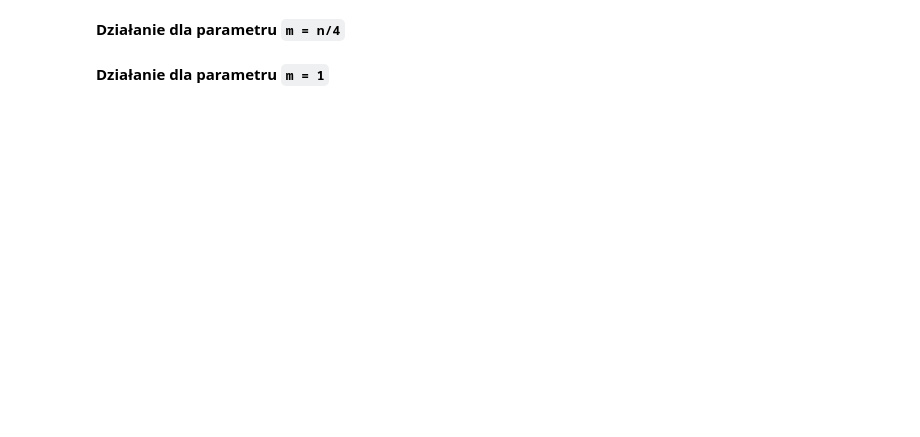
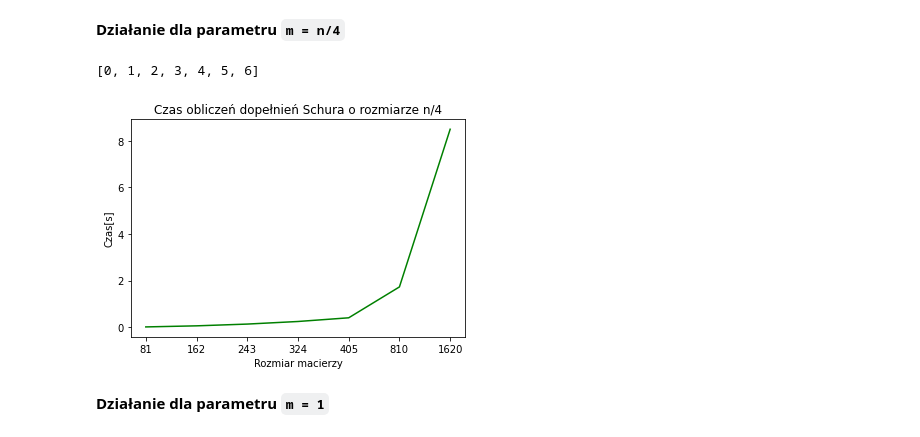
Before and after one commit to pkrucz00/alg_macierz, a Jupyter notebook: zadanie2/Zadanie 2.ipynb, the cells around one changed output. Saved outputs shown, nothing was run; the diff lists cells and outputs as text; code cells hidden in the pictures; blank space fills up the shorter version.

```diff
--- a/zadanie2/Zadanie 2.ipynb
+++ b/zadanie2/Zadanie 2.ipynb
@@ -90,4 +108,10 @@ Badamy algorytm na przykładzie macierzy IGA
 # %% [markdown]
 **Działanie dla parametru `m = n/4`**
+# %%
+times = get_schur_compliment_times_for_fem(m_quater_fun)
+show_line_plot(qs, times, "Czas obliczeń dopełnień Schura o rozmiarze n/4", "Rozmiar macierzy", "Czas[s]")
+# %% [output]
+[0, 1, 2, 3, 4, 5, 6]
+[figure, added]
 # %% [markdown]
 **Działanie dla parametru `m = 1`**
```
Also changed, not shown: parts of 13 cells of this notebook, 2 other files.
